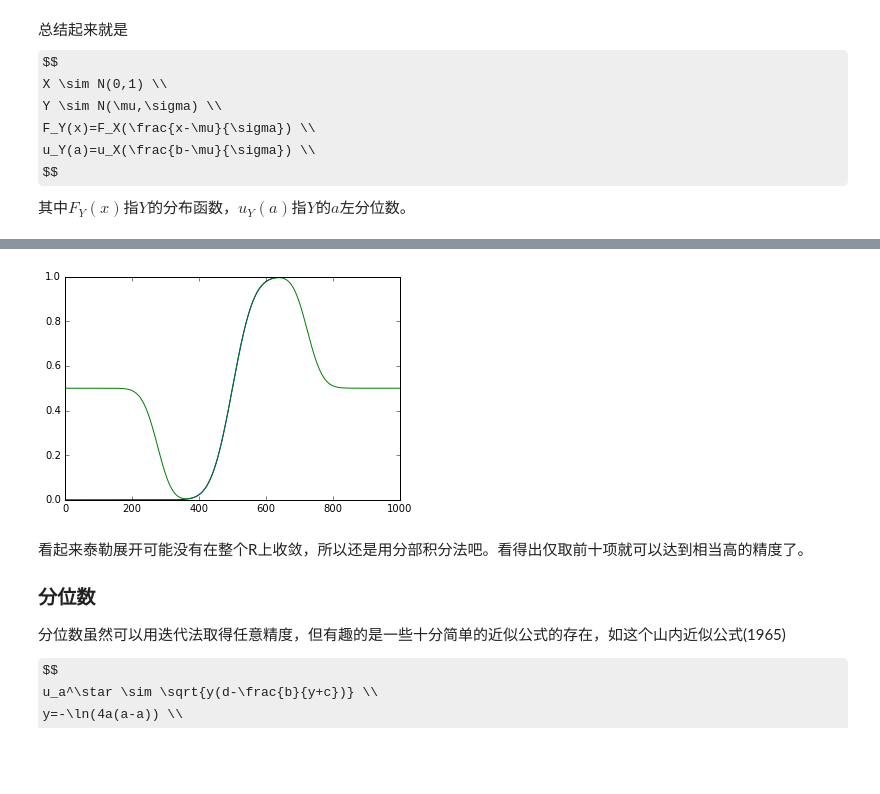
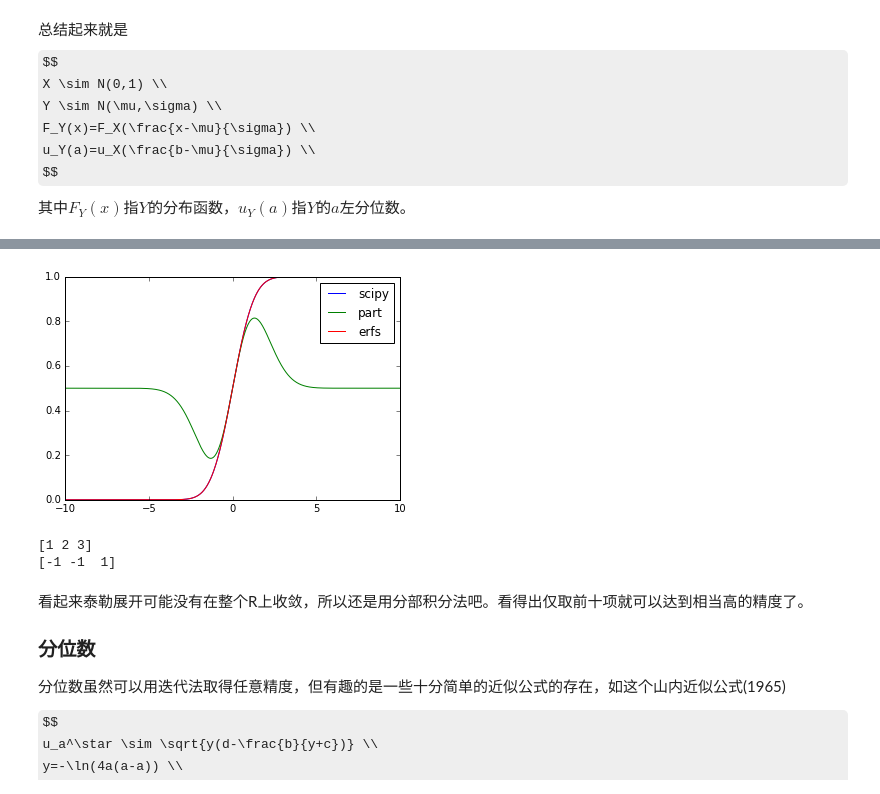
Before and after one commit to yiyuezhuo/Mathematical-statistics, a Jupyter notebook: cal.ipynb, the cells around one changed output, grey strips where cells are left out. Saved outputs shown, nothing was run; the diff lists cells and outputs as text; code cells hidden in the pictures; some formulas as TeX source; blank space fills up the shorter version.

```diff
--- a/cal.ipynb
+++ b/cal.ipynb
@@ -48,22 +90,47 @@ $$
 # %%
 norms=stat.norm(0,1)
 
 def fact2(n):
     return np.product(range(n,1,-2))
 
-def part_cdf(x,n=10):
-    return 0.5+norms.pdf(x)*sum([x**(2*i-1)/fact2(2*i-1) for i in range(1,n+1)])
+#def part_cdf(x,n=10):
+#    return 0.5+norms.pdf(x)*sum([x**(2*i-1)/fact2(2*i-1) for i in range(1,n+1)])
 
 def taylor_cdf(x,n=10):
     return 0.5+norms.pdf(0)*sum([((-1)**i/fact2(2*i))*x**(2*i+1) for i in range(0,n)])
 
-plt.plot(stat.norm(0,1).cdf(np.linspace(-10,10,1000)))
+def part_cdf_term(x,i):
+    logt=(2*i-1)*np.log(np.abs(x))-sum([np.log(2*j-1) for j in range(1,2*i+1,2)])
+    return np.exp(logt)*np.sign(x)
+
+def part_cdf(x,n=10):
+    return 0.5+norms.pdf(x)*sum([part_cdf_term(x,i) for i in range(1,n+1)])
+
+def erfs(x):
+    # erf(x/sqrt(2))
+    b=[0,0.196854,0.115194,0.000344,0.019527]
+    return 1-(1+sum([b[i]*x**i for i in range(1,5)]))**(-4)
+
+def erf_cdf(x):
+    return 0.5*(1+erfs(np.abs(x))*np.sign(x))
+
+X=np.linspace(-10,10,1000)
+plt.plot(X,stat.norm(0,1).cdf(np.linspace(-10,10,1000)),label="scipy")
 #plt.plot(taylor1_cdf(np.linspace(-3,3,1000)))
-plt.plot(part_cdf(np.linspace(-10,10,1000)))
-plt.plot(taylor_cdf(np.linspace(-10,10,1000),n=200))
+plt.plot(X,part_cdf(X,n=10),label="part")
+#plt.plot(taylor_cdf(np.linspace(-10,10,1000),n=1),label="taylor")
+plt.plot(X,erf_cdf(X),label="erfs")
+plt.legend()
 plt.show()
 # %% [output]
-[figure, old version]
+[figure, new version]
+# %%
+X=[-1,-2,3]
+print(np.abs(X))
+print(np.sign(X))
+# %% [output]
+[1 2 3]
+[-1 -1  1]
 # %% [markdown]
 看起来泰勒展开可能没有在整个R上收敛，所以还是用分部积分法吧。看得出仅取前十项就可以达到相当高的精度了。
 
```
Also changed, not shown: parts of 24 cells of this notebook, 1 other file.
